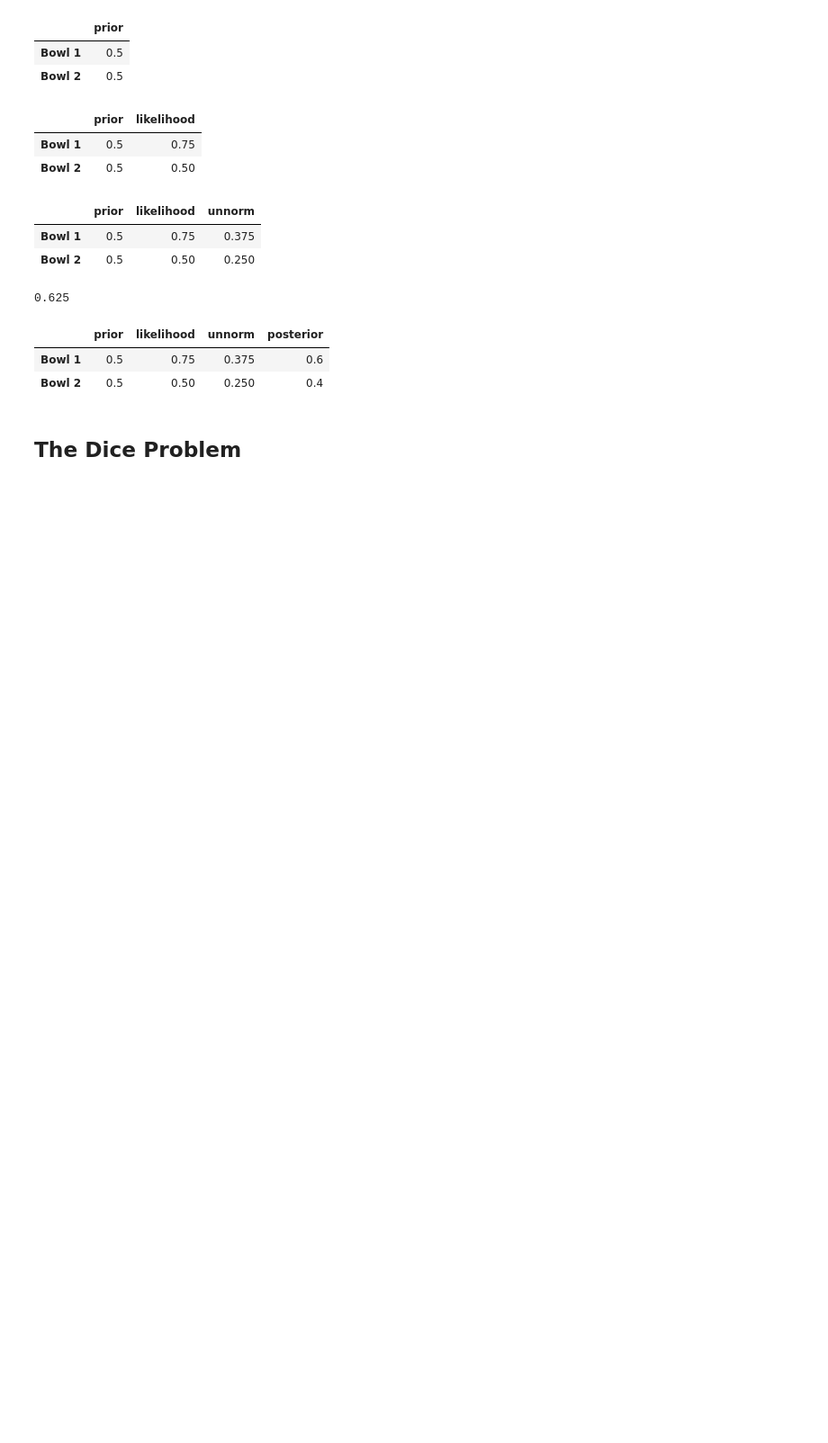
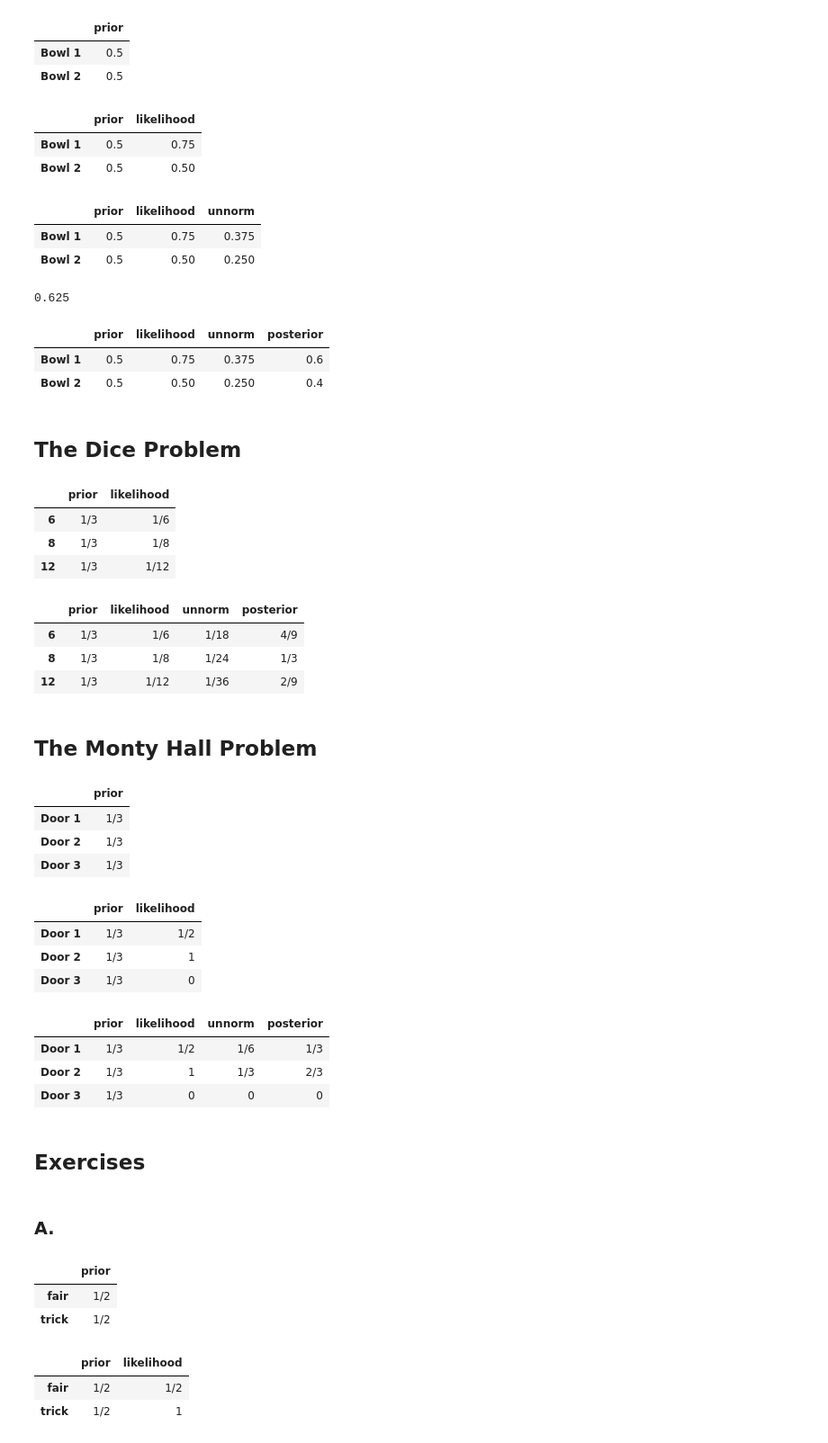
Before and after one commit to pydatawrangler/biwp, a Jupyter notebook: book_think-bayes-2ed/02_tb2_ch2.ipynb, the cells around one changed output. Shown: that part at 90% size. Saved outputs shown, nothing was run; the diff lists cells and outputs as text; code cells hidden in the pictures; blank space fills up the shorter version.

```diff
--- a/book_think-bayes-2ed/02_tb2_ch2.ipynb
+++ b/book_think-bayes-2ed/02_tb2_ch2.ipynb
@@ -41,3 +41,5 @@ table
 | Bowl 2 | 0.5 | 0.50 | 0.250 | 0.4 |
 # %% [markdown]
 ## The Dice Problem
+# %%
+table2 = pd.DataFrame(index=[6,8,12])
@@ -43,0 +48,9 @@ table
+# %%
+table2['prior'] = Fraction(1,3)
+table2['likelihood'] = Fraction(1,6), Fraction(1,8), Fraction(1,12)
+table2
+# %% [output]
+|  | prior | likelihood |
+| 6 | 1/3 | 1/6 |
+| 8 | 1/3 | 1/8 |
+| 12 | 1/3 | 1/12 |
@@ -43,0 +66,53 @@ table
+# %%
+table2
+# %% [output]
+|  | prior | likelihood | unnorm | posterior |
+| 6 | 1/3 | 1/6 | 1/18 | 4/9 |
+| 8 | 1/3 | 1/8 | 1/24 | 1/3 |
+| 12 | 1/3 | 1/12 | 1/36 | 2/9 |
+# %% [markdown]
+## The Monty Hall Problem
+# %%
+table3 = pd.DataFrame(index=['Door 1', 'Door 2', 'Door 3'])
+table3['prior'] = Fraction(1, 3)
+table3
+# %% [output]
+|  | prior |
+| Door 1 | 1/3 |
+| Door 2 | 1/3 |
+| Door 3 | 1/3 |
+# %%
+table3['likelihood'] = Fraction(1,2), 1, 0
+table3
+# %% [output]
+|  | prior | likelihood |
+| Door 1 | 1/3 | 1/2 |
+| Door 2 | 1/3 | 1 |
+| Door 3 | 1/3 | 0 |
+# %%
+update(table3)
+table3
+# %% [output]
+|  | prior | likelihood | unnorm | posterior |
+| Door 1 | 1/3 | 1/2 | 1/6 | 1/3 |
+| Door 2 | 1/3 | 1 | 1/3 | 2/3 |
+| Door 3 | 1/3 | 0 | 0 | 0 |
+# %% [markdown]
+## Exercises
+# %% [markdown]
+### A.
+# %%
+ex1 = pd.DataFrame(index=['fair', 'trick'])
+ex1['prior'] = Fraction(1,2)
+ex1
+# %% [output]
+|  | prior |
+| fair | 1/2 |
+| trick | 1/2 |
+# %%
+ex1['likelihood'] = Fraction(1,2), 1
+ex1
+# %% [output]
+|  | prior | likelihood |
+| fair | 1/2 | 1/2 |
+| trick | 1/2 | 1 |
```
Also changed, not shown: parts of 19 cells of this notebook, 4 other files.
